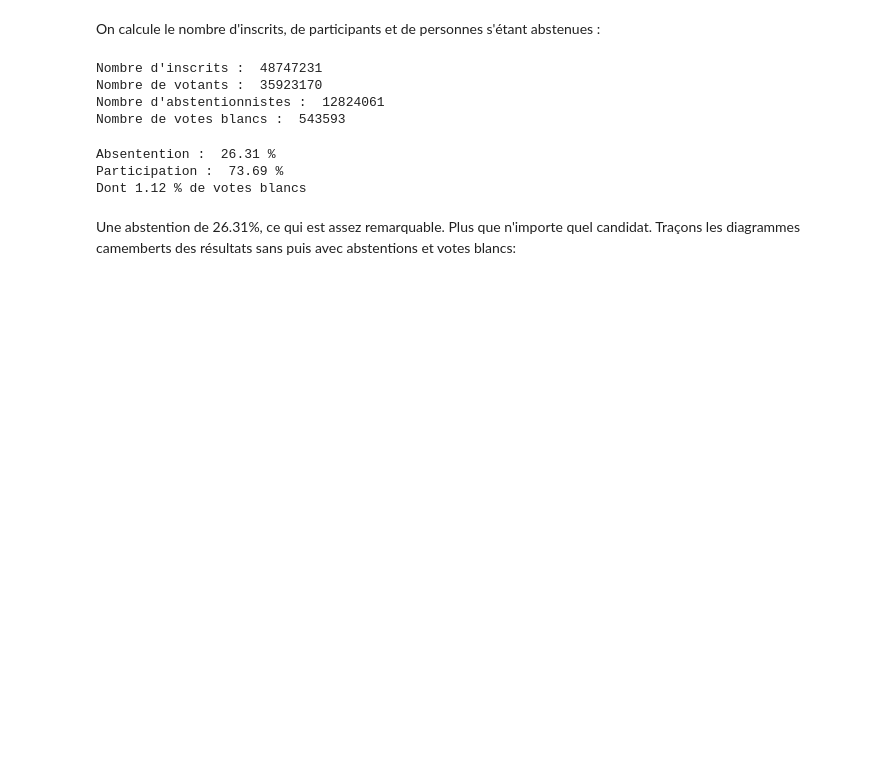
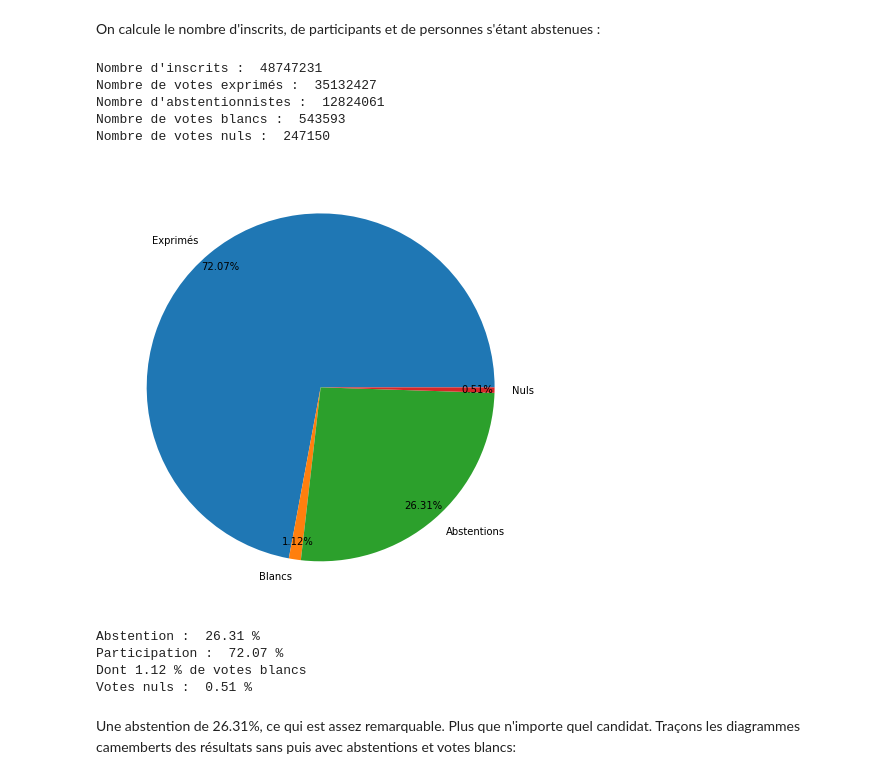
Before and after one commit to BaderEK/AnalyseDeDonnees, a Jupyter notebook: Groupe 2/Groupe 2/rendu.ipynb, the cells around one changed output. Saved outputs shown, nothing was run; the diff lists cells and outputs as text; code cells hidden in the pictures; blank space fills up the shorter version.

```diff
--- a/Groupe 2/Groupe 2/rendu.ipynb
+++ b/Groupe 2/Groupe 2/rendu.ipynb
@@ -41,35 +41,51 @@ On calcule le nombre d'inscrits, de participants et de personnes s'étant absten
 # %%
 #Stats générales :
 
 totalIns = np.sum(df['Inscrits'])
-totalVot = np.sum(df['Votants'])
+totalExp = np.sum(df['Exprimés'])
 totalBlanc = np.sum(df['Blancs'])
 totalAbs = np.sum(df['Abstentions'])
+TotalNuls = np.sum(df['Nuls'])
 
 print("Nombre d'inscrits : ", totalIns)
-print("Nombre de votants : ", totalVot)
+print("Nombre de votes exprimés : ", totalExp)
 print("Nombre d'abstentionnistes : ", totalAbs)
 print("Nombre de votes blancs : ", totalBlanc)
+print("Nombre de votes nuls : ", TotalNuls)
+
+statParticipation = np.array([totalExp, totalBlanc, totalAbs, TotalNuls])
+
+labelParticipation = ['Exprimés', 'Blancs', 'Abstentions', 'Nuls']
+
+camembertDepObs = plt.pie(statParticipation, labels=labelParticipation, normalize = True, autopct = lambda statParticipation: str(round(statParticipation, 2)) + '%', pctdistance=0.9)
+plt.rcParams["figure.figsize"] = [8, 8]
+plt.show()
 # %% [output]
 Nombre d'inscrits :  48747231
-Nombre de votants :  35923170
+Nombre de votes exprimés :  35132427
 Nombre d'abstentionnistes :  12824061
 Nombre de votes blancs :  543593
+Nombre de votes nuls :  247150
+[figure, added]
 # %%
 # Quels sont les différents taux ?
 
-rappVot = 100*totalVot/totalIns
+rappExp = 100*totalExp/totalIns
 rappAbs = 100*totalAbs/totalIns
 rappBlanc = 100*totalBlanc/totalIns
+rappNul = 100*TotalNuls/totalIns
 
 
-print("Absentention : ", round(rappAbs, 2), "%")
-print("Participation : ", round(rappVot, 2), "%")
+
+print("Abstention : ", round(rappAbs, 2), "%")
+print("Participation : ", round(rappExp, 2), "%")
 print("Dont", round(rappBlanc, 2), "% de votes blancs")
+print("Votes nuls : ", round(rappNul, 2), "%")
 # %% [output]
-Absentention :  26.31 %
-Participation :  73.69 %
+Abstention :  26.31 %
+Participation :  72.07 %
 Dont 1.12 % de votes blancs
+Votes nuls :  0.51 %
 # %% [markdown]
 Une abstention de 26.31%, ce qui est assez remarquable.
 Plus que n'importe quel candidat.
```
Also changed, not shown: parts of 2 cells of this notebook.
